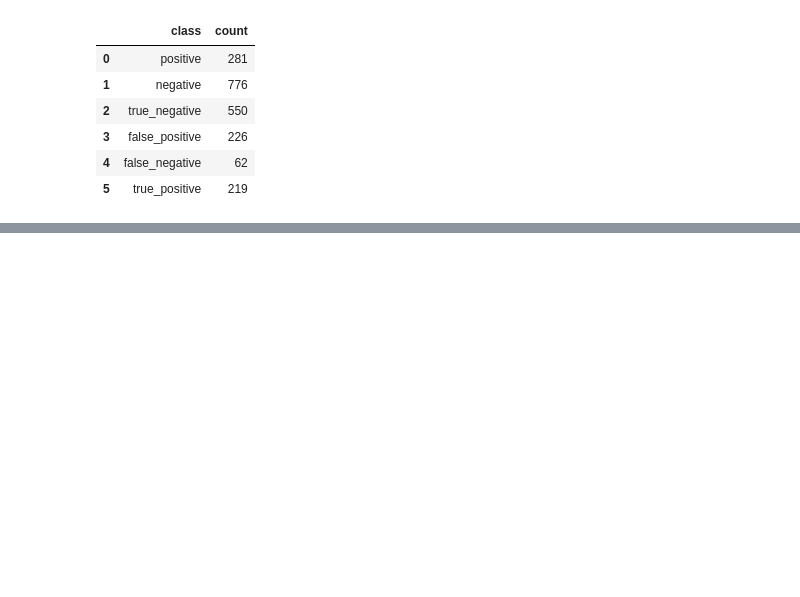
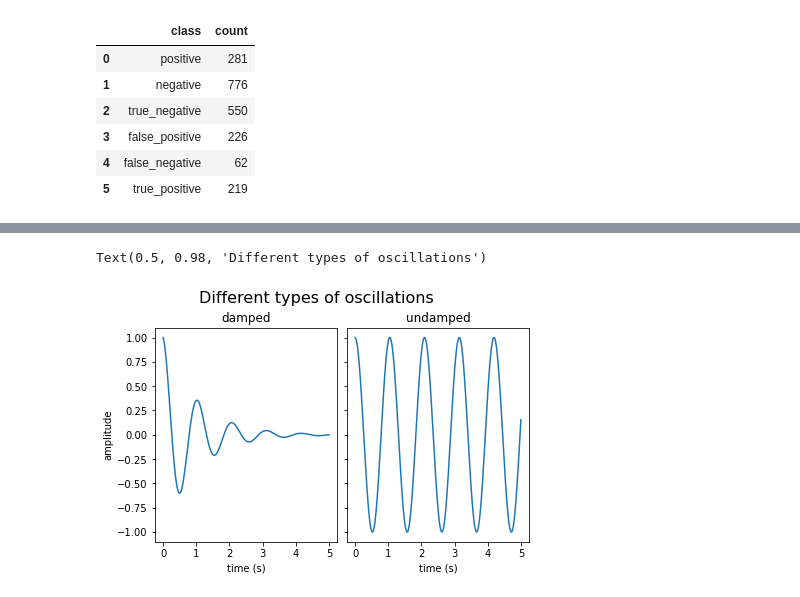
Before and after one commit to MrEnigmamgine/my_notes, a Jupyter notebook: plot_study.ipynb, the cells around one changed output, grey strips where cells are left out. Saved outputs shown, nothing was run; the diff lists cells and outputs as text; code cells hidden in the pictures; blank space fills up the shorter version.

```diff
--- a/plot_study.ipynb
+++ b/plot_study.ipynb
@@ -85,0 +91,17 @@ fig.show()
+# %%
+x = np.linspace(0.0, 5.0, 501)
+
+fig, (ax1, ax2) = plt.subplots(1, 2, constrained_layout=True, sharey=True)
+ax1.plot(x, np.cos(6*x) * np.exp(-x))
+ax1.set_title('damped')
+ax1.set_xlabel('time (s)')
+ax1.set_ylabel('amplitude')
+
+ax2.plot(x, np.cos(6*x))
+ax2.set_xlabel('time (s)')
+ax2.set_title('undamped')
+
+fig.suptitle('Different types of oscillations', fontsize=16)
+# %% [output]
+Text(0.5, 0.98, 'Different types of oscillations')
+[figure, added]
```
Also changed, not shown: parts of 2 cells of this notebook, 2 other files.
